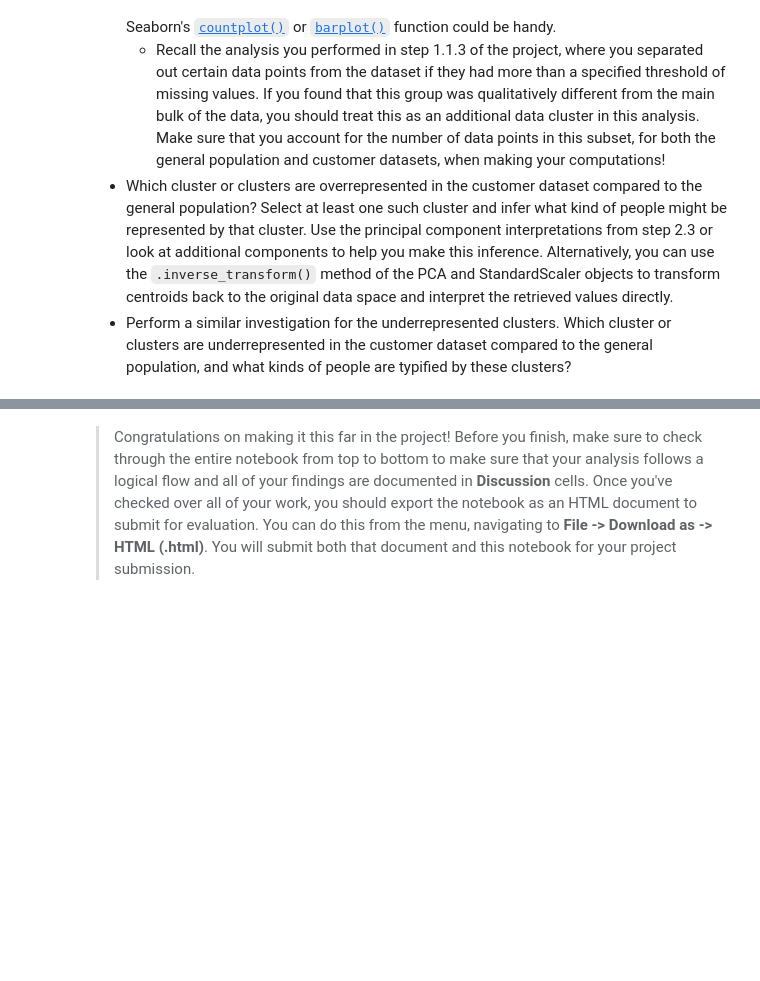
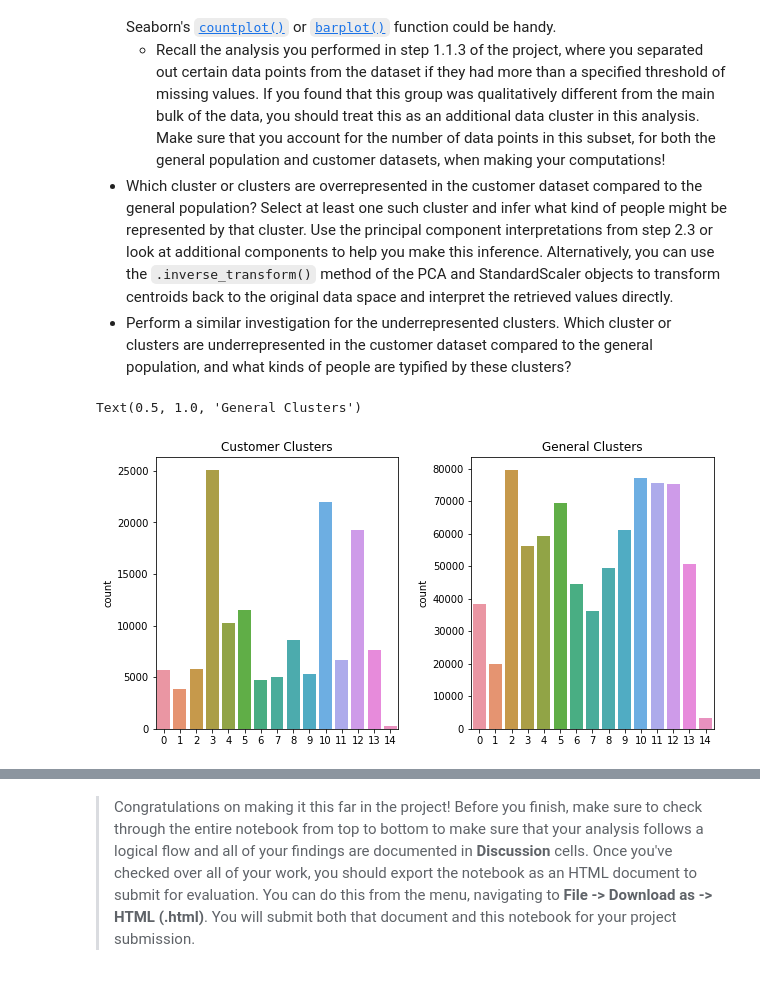
Before and after one commit to luis-valverde/Identify-Customer-Segments-with-Arvato, a Jupyter notebook: Identify_Customer_Segments.ipynb, the cells around one changed output, grey strips where cells are left out. Drawn from its saved outputs; the diff is of its cells as text; code cells hidden in the pictures; blank space fills up the shorter version.

Commit message:
feat: Compare Customer data to Demographics data
Compare the two cluster distributions to see where the strongest
customer base for the company is.

```diff
--- a/Identify_Customer_Segments.ipynb
+++ b/Identify_Customer_Segments.ipynb
@@ -1108,6 +1108,18 @@ Take a look at the following points in this step:
 # %%
 # Compare the proportion of data in each cluster for the customer data to the
 # proportion of data in each cluster for the general population.
+
+figure, axs = plt.subplots(nrows=1, ncols=2, figsize = (10,5))
+figure.subplots_adjust(hspace = 1, wspace=.3)
+
+sns.countplot(customers_pred, ax=axs[0])
+axs[0].set_title('Customer Clusters')
+
+sns.countplot(azdias_pred, ax=axs[1])
+axs[1].set_title('General Clusters')
+# %% [output]
+Text(0.5, 1.0, 'General Clusters')
+[figure, added]
 # %%
 # What kinds of people are part of a cluster that is overrepresented in the
 # customer data compared to the general population?
```
Also changed, not shown: parts of 4 cells of this notebook.
